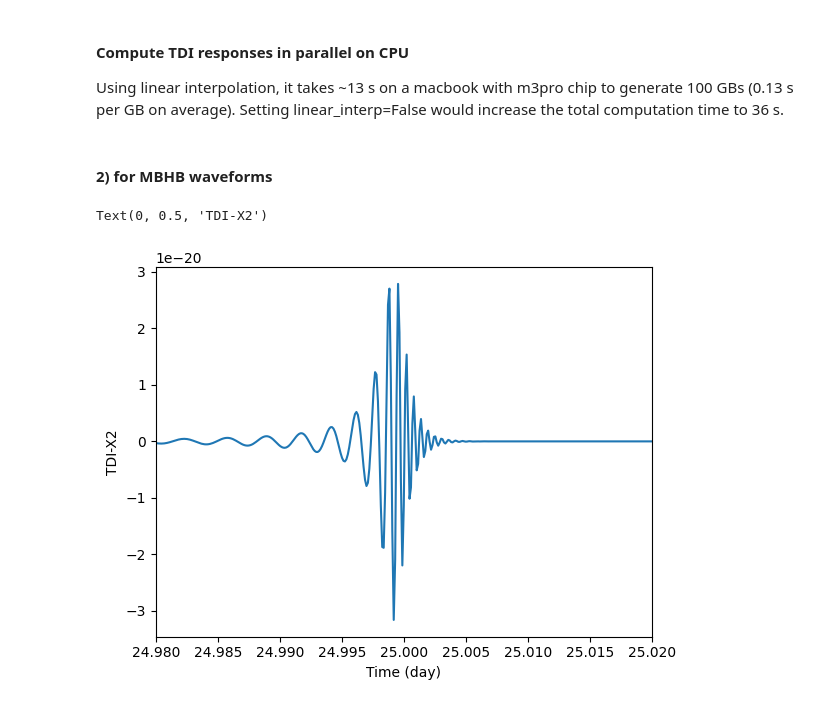
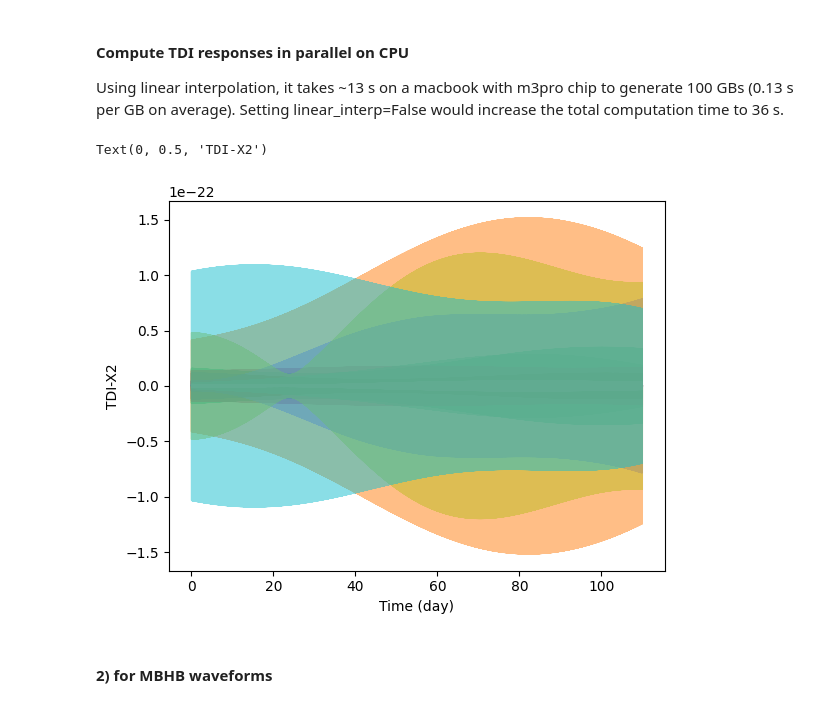
Before and after one commit to TriangleDataCenter/Triangle-Simulator, a Jupyter notebook: Tutorials/4_Demo_Simulation_for_Scientific_Data_Analysis.ipynb, the cells around one changed output. Cells and saved outputs as stored; diff of their text form; code cells hidden in the pictures.

```diff
--- a/Tutorials/4_Demo_Simulation_for_Scientific_Data_Analysis.ipynb
+++ b/Tutorials/4_Demo_Simulation_for_Scientific_Data_Analysis.ipynb
@@ -378,30 +378,30 @@ gb_response_generator = GeneralTDIResponse(
     drop_points=int(1000/dt),
     linear_interp=True,
     )
+# %%
+# set source parameters
+GB_params = {
+    'A': 1.52072235e-22,
+    'f0': 0.00261367,
+    'fdot0': 3.34732748e-17,
+    'phase0': 3.42918555,
+    'inclination': 1.5166699,
+    'longitude': 1.7686,
+    'latitude': 0.10127302,
+    'psi': 0.94753924
+    }
+
+# generate multiple sources and make them distinct
+N_GB = 100
+GB_params_list = [GB_params.copy() for _ in range(N_GB)]
+for i_GB in range(N_GB):
+    GB_params_list[i_GB]["f0"] = np.random.uniform(1e-4, 1e-2)
+    GB_params_list[i_GB]["longitude"] = np.random.uniform(0, TWOPI)
+    GB_params_list[i_GB]["latitude"] = np.arcsin(np.random.uniform(-1, 1))
 # %% [markdown]
 #### Compute TDI responses in parallel on CPU
 Using linear interpolation, it takes ~13 s on a macbook with m3pro chip to generate 100 GBs (0.13 s per GB on average).
 Setting linear_interp=False would increase the total computation time to 36 s.
-# %%
-# set source parameters
-GB_params = {
-    'A': 1.52072235e-22,
-    'f0': 0.00261367,
-    'fdot0': 3.34732748e-17,
-    'phase0': 3.42918555,
-    'inclination': 1.5166699,
-    'longitude': 1.7686,
-    'latitude': 0.10127302,
-    'psi': 0.94753924
-    }
-
-# generate multiple sources and make them distinct
-N_GB = 100
-GB_params_list = [GB_params for _ in range(N_GB)]
-for i_GB in range(N_GB):
-    GB_params_list[i_GB]["f0"] = np.random.uniform(1e-4, 1e-2)
-    GB_params_list[i_GB]["longitude"] = np.random.uniform(0, TWOPI)
-    GB_params_list[i_GB]["latitude"] = np.arcsin(np.random.uniform(-1, 1))
 # %%
 def gb_response_wrapper(params):
     res = gb_response_generator(parameters=params)
@@ -411,6 +411,14 @@ def gb_response_wrapper(params):
 if __name__ == "__main__":
     with multiprocessing.Pool(processes=multiprocessing.cpu_count()) as pool:
         results = pool.map(gb_response_wrapper, GB_params_list)
+# %%
+for i in range(10):
+    plt.plot(tcb_times/DAY, results[i], alpha=0.5, linewidth=1)
+plt.xlabel("Time (day)")
+plt.ylabel("TDI-X2")
+# %% [output]
+Text(0, 0.5, 'TDI-X2')
+[figure, added]
 # %% [markdown]
 #### 2) for MBHB waveforms
 # %%
@@ -442,12 +450,3 @@ MBHB_params = {
 }
 # %%
 results = mbhb_response_generator(parameters=MBHB_params)
-# %%
-plt.plot(tcb_times/DAY, results)
-plt.xlim(MBHB_params["coalescence_time"] - 0.02, MBHB_params["coalescence_time"] + 0.02)
-# plt.ylim(-1e-23, 1e-23)
-plt.xlabel("Time (day)")
-plt.ylabel("TDI-X2")
-# %% [output]
-Text(0, 0.5, 'TDI-X2')
-[figure, removed]
```
Also changed, not shown: parts of 8 cells of this notebook, 1 other file.
